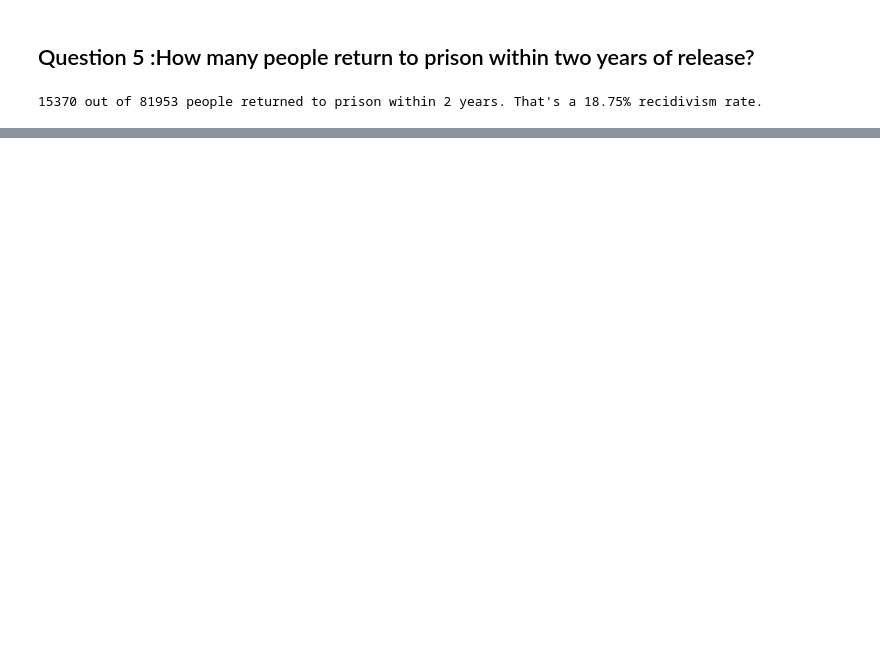
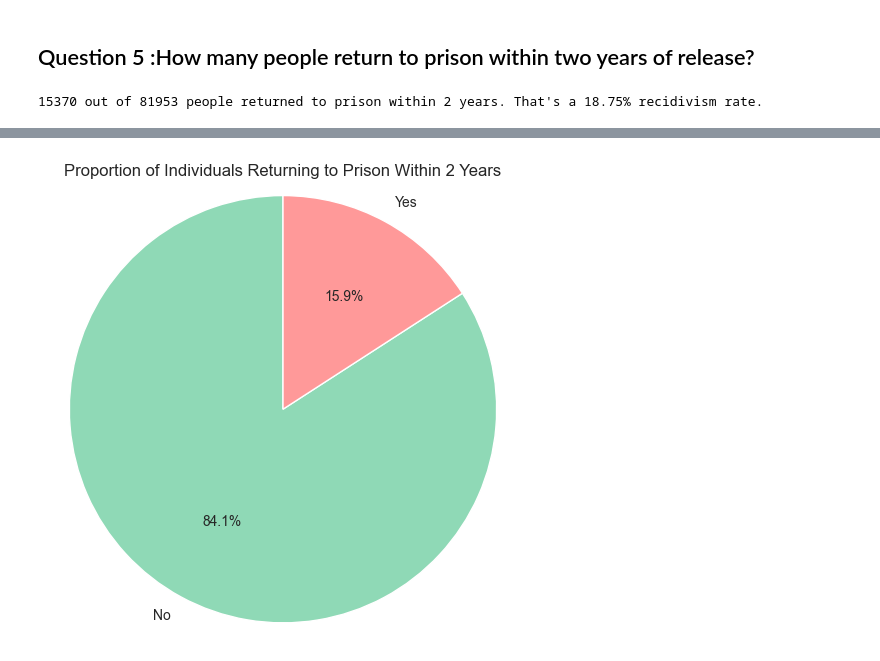
Before and after one commit to C-20-s/doc_analysis, a Jupyter notebook: data/1_data_loading.ipynb, the cells around one changed output, grey strips where cells are left out. Saved outputs shown, nothing was run; the diff lists cells and outputs as text; code cells hidden in the pictures; blank space fills up the shorter version.

```diff
--- a/data/1_data_loading.ipynb
+++ b/data/1_data_loading.ipynb
@@ -1090,0 +744,13 @@ EXIT_TYPE_CD                                   CLASS_TITLE    NOF    SFL  \
+# %%
+labels = ['No', 'Yes']
+sizes = release['RETURN_WITHIN_2YRS'].value_counts().sort_index()
+colors = ['#8fd9b6', '#ff9999']
+
+plt.figure(figsize=(5, 5))
+plt.pie(sizes, labels=labels, autopct='%1.1f%%', startangle=90, colors=colors)
+plt.title('Proportion of Individuals Returning to Prison Within 2 Years')
+plt.axis('equal')
+plt.tight_layout()
+plt.show()
+# %% [output]
+[figure, added]
```
Also changed, not shown: parts of 34 cells of this notebook, 4 other files.
